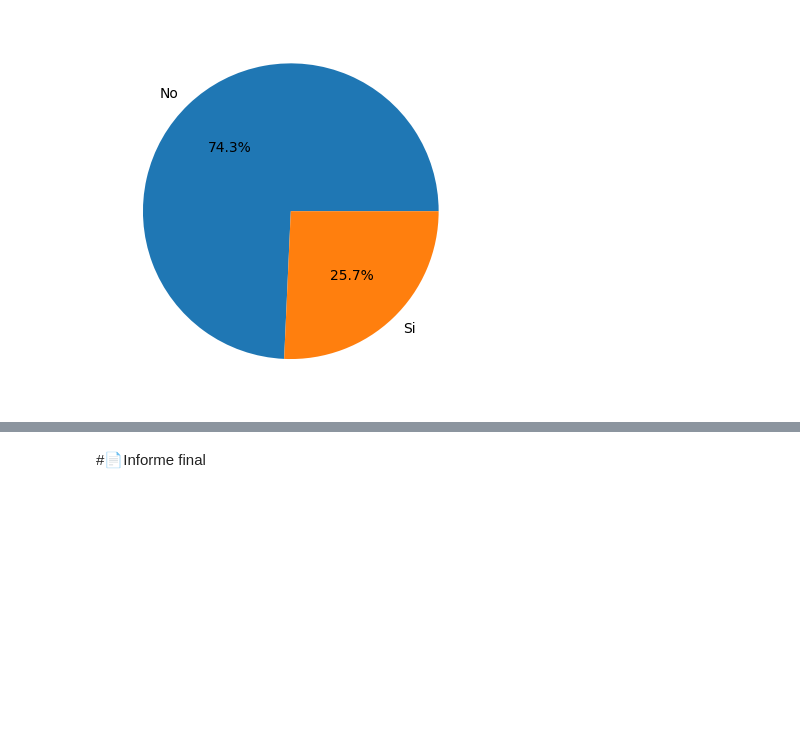
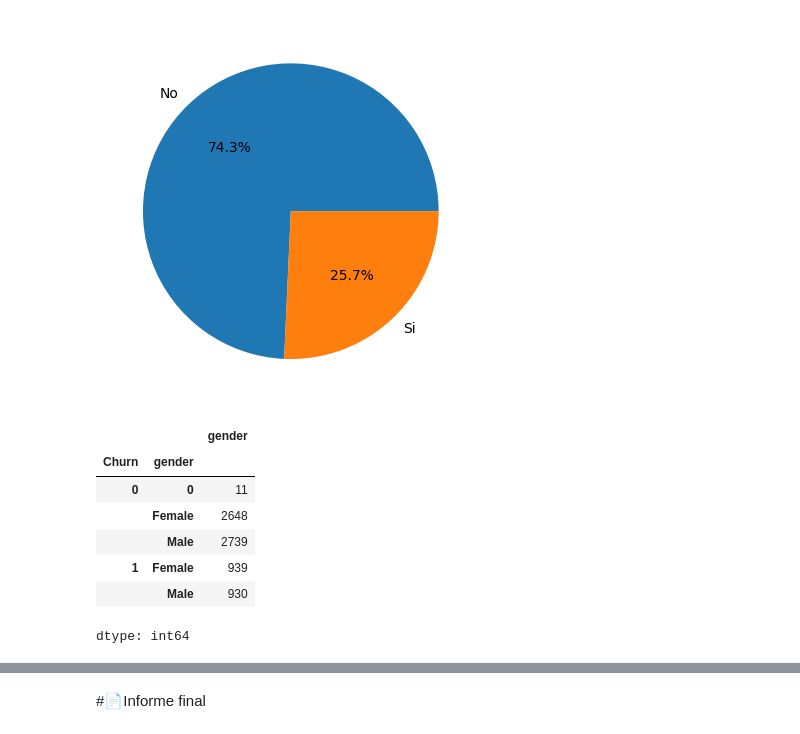
Before and after one commit to MyAppsTest/Challenge-Telecom-X, a Jupyter notebook: TelecomX_LATAM.ipynb, the cells around one changed output, grey strips where cells are left out. Saved outputs shown, nothing was run; the diff lists cells and outputs as text; code cells hidden in the pictures; blank space fills up the shorter version.

```diff
--- a/TelecomX_LATAM.ipynb
+++ b/TelecomX_LATAM.ipynb
@@ -171,3 +171,15 @@ import matplotlib.pyplot as plt
 plt.pie(grafica, labels=['No', 'Si'], autopct='%1.1f%%');
 # %% [output]
 [figure]
+# %%
+por_genero = df.groupby(['Churn', 'gender'])['gender'].count()
+por_genero
+# %% [output]
+|  |  | gender |
+| Churn | gender |  |
+| 0 | 0 | 11 |
+|  | Female | 2648 |
+|  | Male | 2739 |
+| 1 | Female | 939 |
+|  | Male | 930 |
+dtype: int64
```
Also changed, not shown: parts of 2 cells of this notebook.
